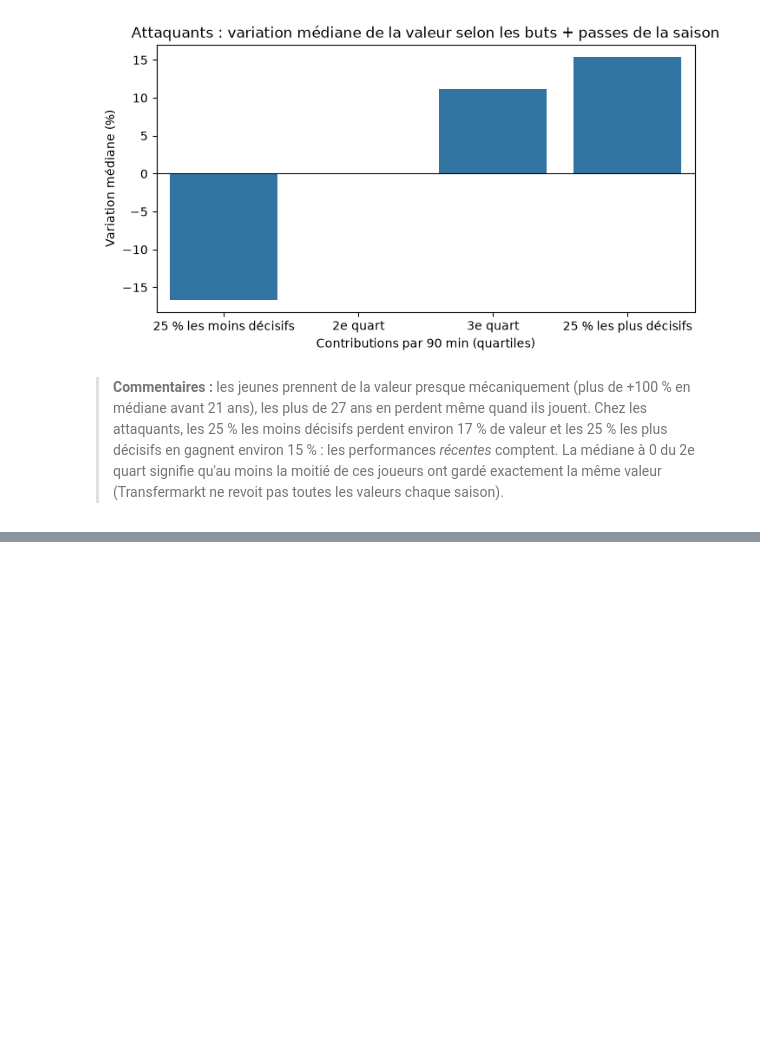
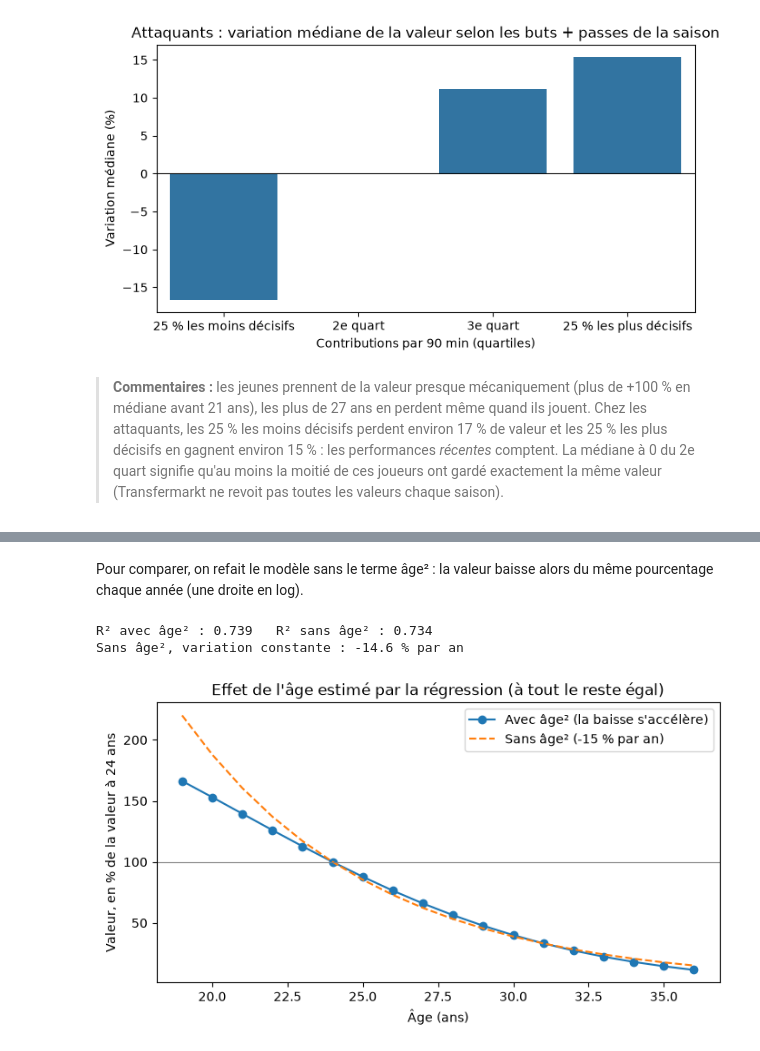
Before and after one commit to Iseo-sort/projet_python_football, a Jupyter notebook: notebooks/analyse_valeur.ipynb, the cells around one changed output, grey strips where cells are left out. Cells and saved outputs as stored; diff of their text form; code cells hidden in the pictures; blank space fills up the shorter version.

Commit message:
Notebook d'analyse : régressions linéaires

```diff
--- a/notebooks/analyse_valeur.ipynb
+++ b/notebooks/analyse_valeur.ipynb
@@ -363,0 +490,14 @@ plt.show()
+# %%
+b1 = modele_3.params["age"]
+b2 = modele_3.params["I(age ** 2)"]
+print(f"b1 = {b1:.4f}   b2 = {b2:.5f}")
+
+ages = np.arange(19, 37)
+effet_age = pd.DataFrame({
+    "age": ages,
+    # valeur à cet âge, en % de la valeur à 24 ans
+    "valeur_relative_pct": np.exp(b1 * (ages - 24) + b2 * (ages ** 2 - 24 ** 2)) * 100,
+    # variation de valeur entre cet âge et l'année suivante
+    "variation_un_an_pct": (np.exp(b1 + b2 * (2 * ages + 1)) - 1) * 100,
+})
+effet_age.loc[effet_age["age"].isin([20, 24, 28, 32, 35])].round(1)
@@ -363,0 +512,29 @@ plt.show()
+# %% [markdown]
+Pour comparer, on refait le modèle sans le terme âge² : la valeur baisse alors du même
+pourcentage chaque année (une droite en log).
+# %%
+modele_sans_carre = smf.ols("log_valeur ~ age + C(poste, Treatment('Défenseur'))"
+                            " + C(championnat, Treatment('Ligue 1'))"
+                            " + minutes_milliers + buts_10_matchs + passes_10_matchs",
+                            data=joueurs).fit()
+b_droite = modele_sans_carre.params["age"]
+effet_age["sans_carre_pct"] = np.exp(b_droite * (ages - 24)) * 100
+
+print(f"R² avec âge² : {modele_3.rsquared:.3f}   R² sans âge² : {modele_sans_carre.rsquared:.3f}")
+print(f"Sans âge², variation constante : {(np.exp(b_droite) - 1) * 100:.1f} % par an")
+# %% [output]
+R² avec âge² : 0.739   R² sans âge² : 0.734
+Sans âge², variation constante : -14.6 % par an
+# %%
+fig, ax = plt.subplots(figsize=(8, 4))
+ax.plot(effet_age["age"], effet_age["valeur_relative_pct"], marker="o",
+        label="Avec âge² (la baisse s'accélère)")
+ax.plot(effet_age["age"], effet_age["sans_carre_pct"], linestyle="--",
+        label=f"Sans âge² ({(np.exp(b_droite) - 1) * 100:.0f} % par an)")
+ax.axhline(100, color="grey", linewidth=0.8)
+ax.set(title="Effet de l'âge estimé par la régression (à tout le reste égal)",
+       xlabel="Âge (ans)", ylabel="Valeur, en % de la valeur à 24 ans")
+ax.legend()
+plt.show()
+# %% [output]
+[figure, added]
```
Also changed, not shown: parts of 15 cells of this notebook.
